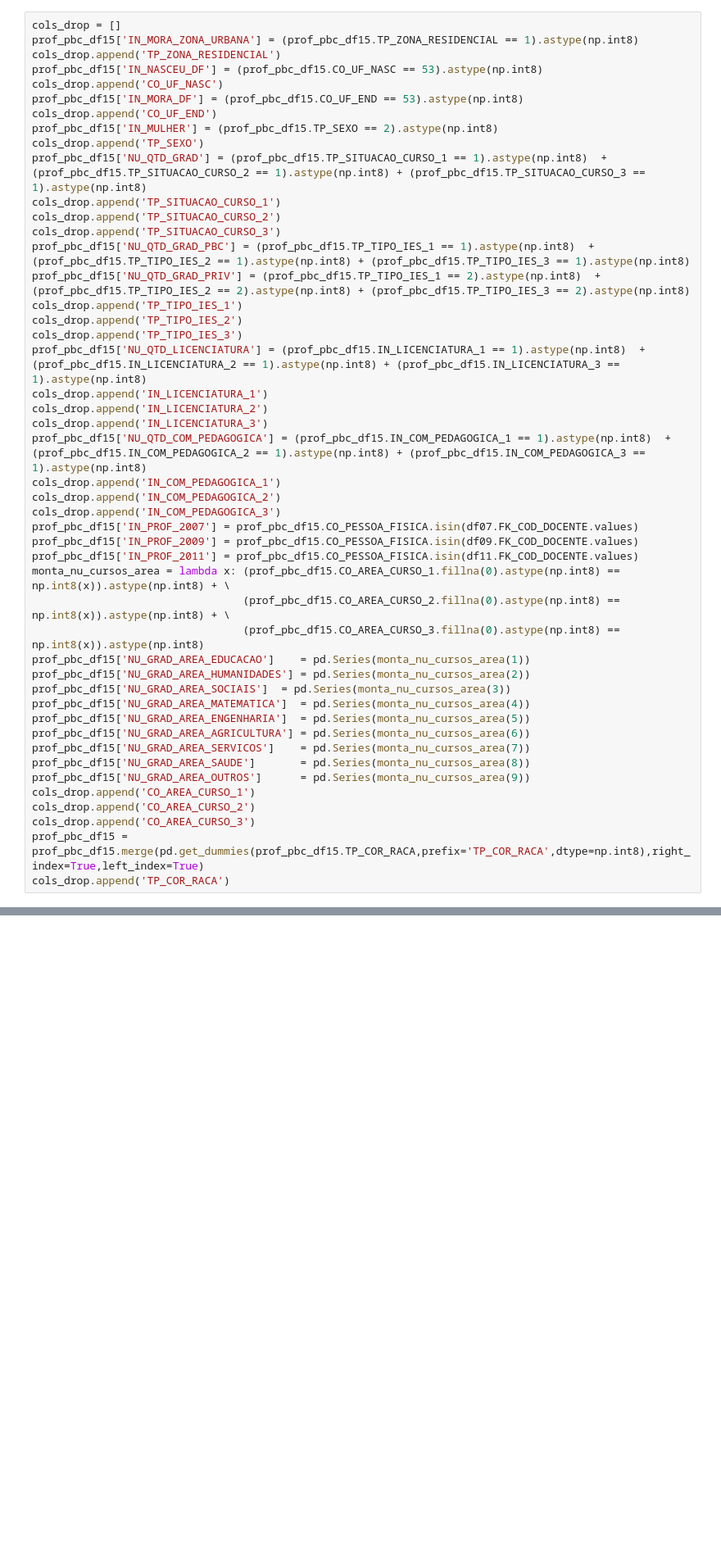
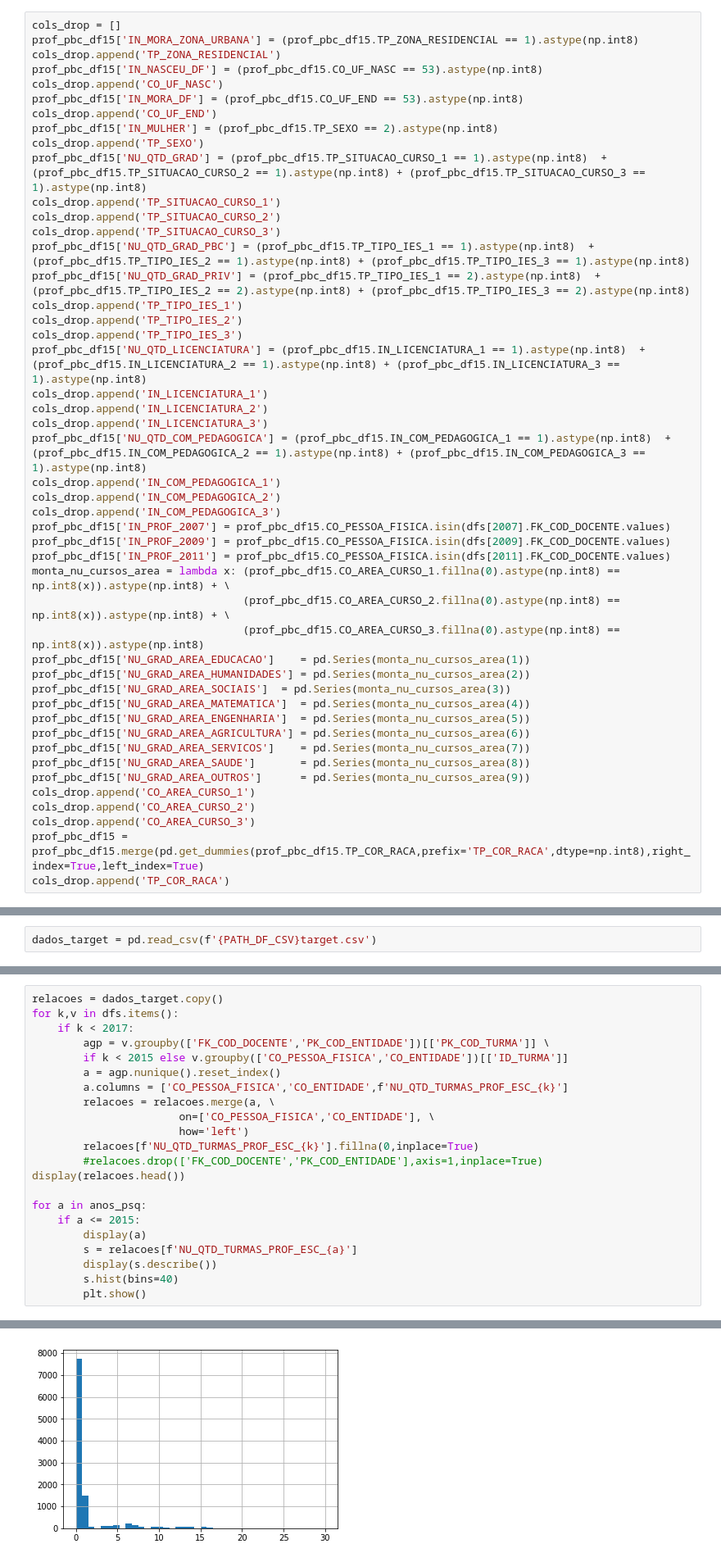
Before and after one commit to itsbarreto/educacao, a Jupyter notebook: SaidaDeProfessores.ipynb, the cells around one changed output, grey strips where cells are left out. Shown: that part at 82% size. Cells and saved outputs as stored; diff of their text form; blank space fills up the shorter version.

Commit message:
Ajustes na importacao das turmas e inicio da construcao Professor|Escola

```diff
--- a/SaidaDeProfessores.ipynb
+++ b/SaidaDeProfessores.ipynb
@@ -159,9 +160,9 @@ prof_pbc_df15['NU_QTD_COM_PEDAGOGICA'] = (prof_pbc_df15.IN_COM_PEDAGOGICA_1 == 1
 cols_drop.append('IN_COM_PEDAGOGICA_1')
 cols_drop.append('IN_COM_PEDAGOGICA_2')
 cols_drop.append('IN_COM_PEDAGOGICA_3')
-prof_pbc_df15['IN_PROF_2007'] = prof_pbc_df15.CO_PESSOA_FISICA.isin(df07.FK_COD_DOCENTE.values)
-prof_pbc_df15['IN_PROF_2009'] = prof_pbc_df15.CO_PESSOA_FISICA.isin(df09.FK_COD_DOCENTE.values)
-prof_pbc_df15['IN_PROF_2011'] = prof_pbc_df15.CO_PESSOA_FISICA.isin(df11.FK_COD_DOCENTE.values)
+prof_pbc_df15['IN_PROF_2007'] = prof_pbc_df15.CO_PESSOA_FISICA.isin(dfs[2007].FK_COD_DOCENTE.values)
+prof_pbc_df15['IN_PROF_2009'] = prof_pbc_df15.CO_PESSOA_FISICA.isin(dfs[2009].FK_COD_DOCENTE.values)
+prof_pbc_df15['IN_PROF_2011'] = prof_pbc_df15.CO_PESSOA_FISICA.isin(dfs[2011].FK_COD_DOCENTE.values)
 monta_nu_cursos_area = lambda x: (prof_pbc_df15.CO_AREA_CURSO_1.fillna(0).astype(np.int8) == np.int8(x)).astype(np.int8) + \
                                  (prof_pbc_df15.CO_AREA_CURSO_2.fillna(0).astype(np.int8) == np.int8(x)).astype(np.int8) + \
                                  (prof_pbc_df15.CO_AREA_CURSO_3.fillna(0).astype(np.int8) == np.int8(x)).astype(np.int8)
@@ -319,3 +305,5 @@ Name: _merge, dtype: int64
+# %%
+dados_target = pd.read_csv(f'{PATH_DF_CSV}target.csv')
 # %% [markdown]
 ### Interação entre professores | escolas
 <br/>
@@ -366,3 +354,26 @@ Name: _merge, dtype: int64
 <br/>
 <br/>
 05. TP_RACA: proporcao de alunos mesma RACA/COR prof.
+# %%
+relacoes = dados_target.copy()
+for k,v in dfs.items():
+    if k < 2017:
+        agp = v.groupby(['FK_COD_DOCENTE','PK_COD_ENTIDADE'])[['PK_COD_TURMA']] \
+        if k < 2015 else v.groupby(['CO_PESSOA_FISICA','CO_ENTIDADE'])[['ID_TURMA']]
+        a = agp.nunique().reset_index()
+        a.columns = ['CO_PESSOA_FISICA','CO_ENTIDADE',f'NU_QTD_TURMAS_PROF_ESC_{k}']
+        relacoes = relacoes.merge(a, \
+                       on=['CO_PESSOA_FISICA','CO_ENTIDADE'], \
+                       how='left')
+        relacoes[f'NU_QTD_TURMAS_PROF_ESC_{k}'].fillna(0,inplace=True)
+        #relacoes.drop(['FK_COD_DOCENTE','PK_COD_ENTIDADE'],axis=1,inplace=True)
+display(relacoes.head())
+
+for a in anos_psq:
+    if a <= 2015:
+        display(a)
+        s = relacoes[f'NU_QTD_TURMAS_PROF_ESC_{a}']
+        display(s.describe())
+        s.hist(bins=40)
+        plt.show()
+# %% [output]
@@ -368,0 +396 @@ Name: _merge, dtype: int64
+[figure, added]
```
Also changed, not shown: parts of 22 cells of this notebook, 1 other file.
